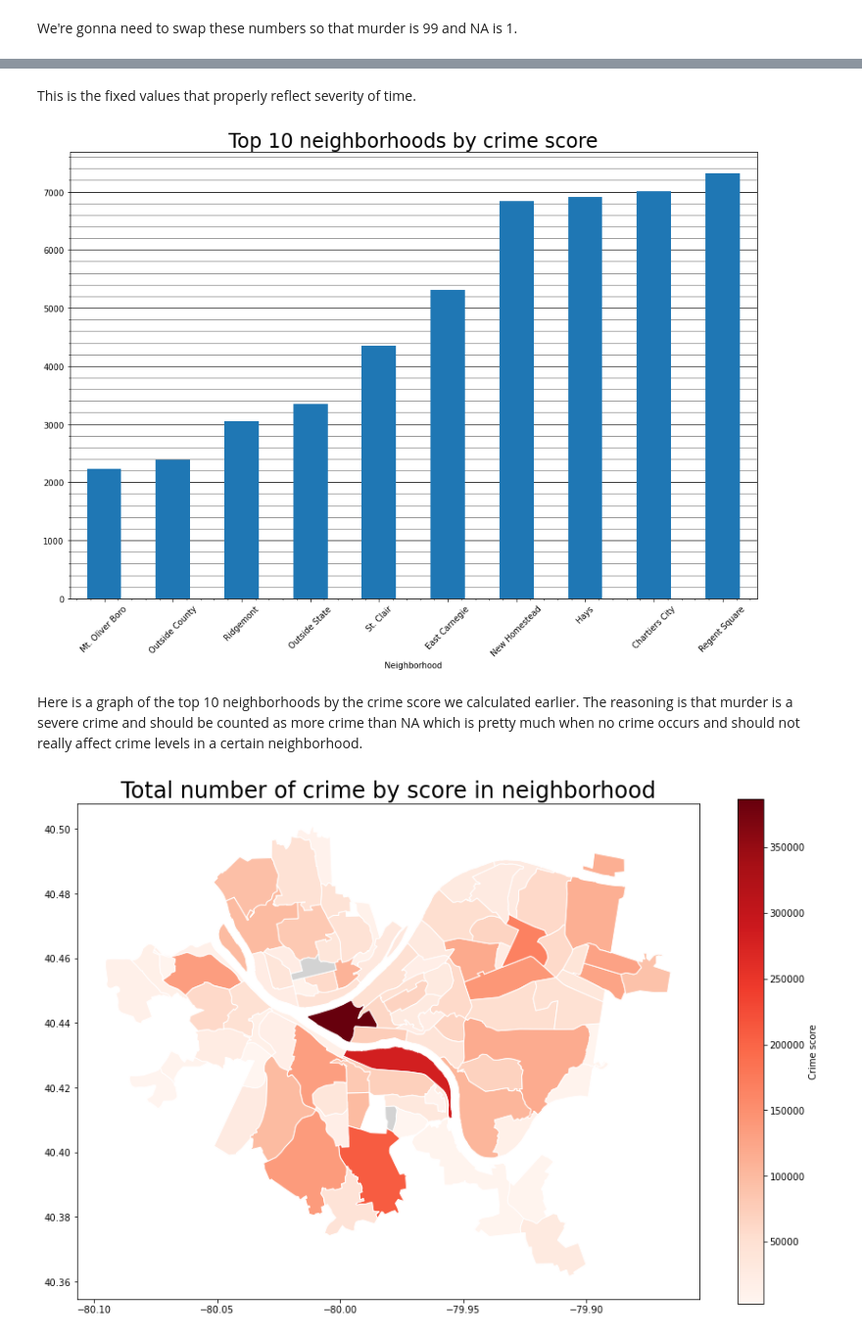
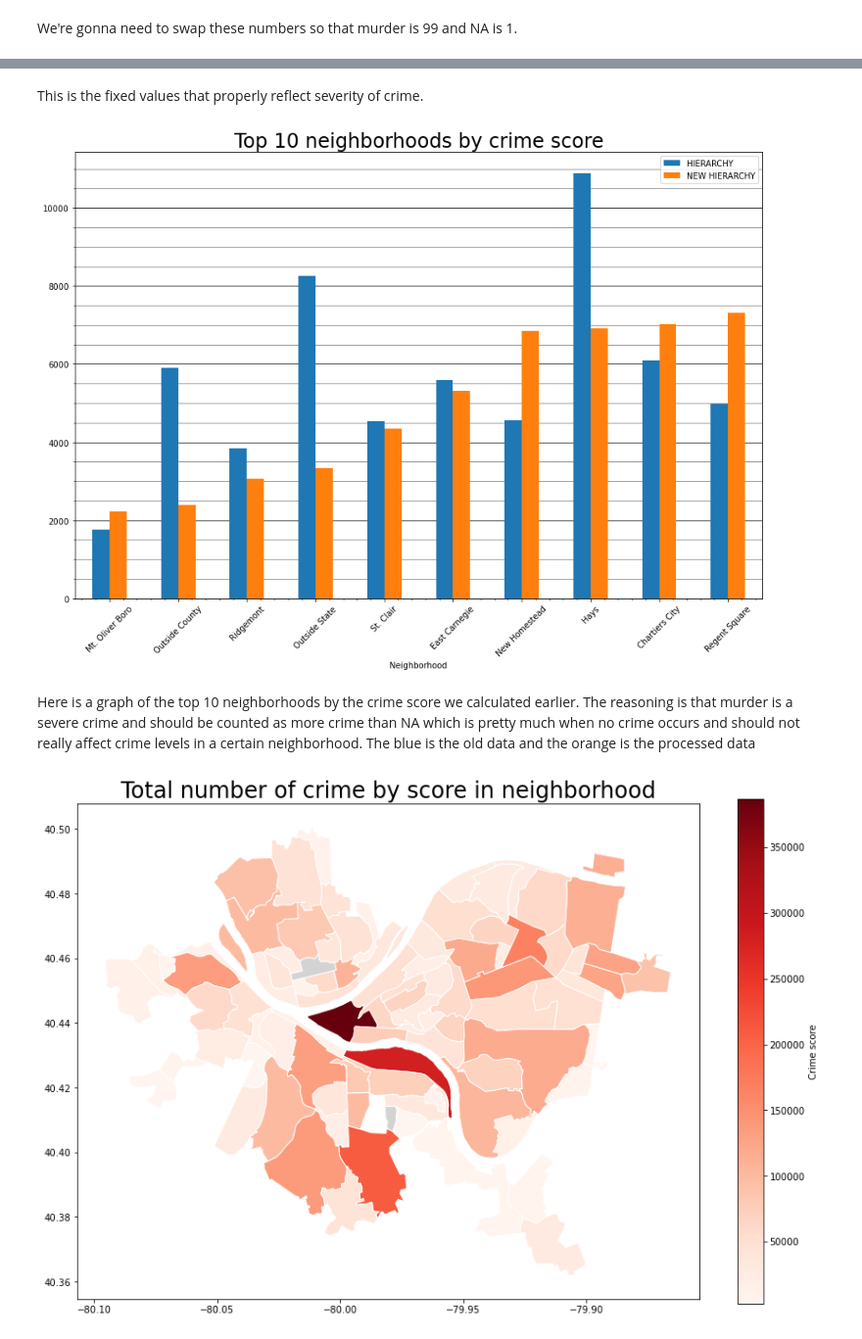
Before and after one commit to lampealex888/FinalProject, a Jupyter notebook: AlexNotebook1.ipynb, the cells around one changed output, grey strips where cells are left out. Shown at 98% size. Cells and saved outputs as stored; diff of their text form; code cells hidden in the pictures.

```diff
--- a/AlexNotebook1.ipynb
+++ b/AlexNotebook1.ipynb
@@ -36,5 +36,6 @@ Name: INCIDENTNEIGHBORHOOD, Length: 94, dtype: int64
 # %% [markdown]
 Showing the representation of the total number of crimes per neighborhood sorted ascending
 # %%
-crime.groupby(['INCIDENTNEIGHBORHOOD'])['HIERARCHY'].sum().sort_values(ascending=True)
+total_crime_df = crime.groupby(['INCIDENTNEIGHBORHOOD'])['HIERARCHY'].sum().to_frame()
+total_crime_df.sort_values(by='HIERARCHY', ascending=True) #Sort by hierarchy
 # %% [output]
@@ -58,5 +60,6 @@ crime["HIERARCHY"] = crime["HIERARCHY"].apply(lambda x: abs(100-x))
 # %% [markdown]
 We're gonna need to swap these numbers so that murder is 99 and NA is 1.
 # %%
-crime.groupby(['INCIDENTNEIGHBORHOOD'])['HIERARCHY'].sum().sort_values(ascending=True)
+total_crime_df["NEW HIERARCHY"] = crime.groupby(['INCIDENTNEIGHBORHOOD'])['HIERARCHY'].sum().to_frame()
+total_crime_df.sort_values(by='NEW HIERARCHY', ascending=True)
 # %% [output]
@@ -76,17 +80,17 @@ Name: HIERARCHY, Length: 94, dtype: float64
 # %% [markdown]
-This is the fixed values that properly reflect severity of time.
+This is the fixed values that properly reflect severity of crime.
 # %%
-ax1 = crime.groupby(['INCIDENTNEIGHBORHOOD'])['HIERARCHY'].sum().nsmallest(10).sort_values(ascending=True).plot(kind="bar", figsize=(15,10))
+ax1 = total_crime_df.nsmallest(10, columns="NEW HIERARCHY").sort_values(by='NEW HIERARCHY', ascending=True).plot(kind="bar", figsize=(15,10))
 ax1.set_xlabel("Neighborhood")
 ax1.set_axisbelow(True)
 ax1.yaxis.grid(True, color ="black")
 ax1.yaxis.grid(True, 'minor', color ="grey")
 plt.minorticks_on()
 plt.title('Top 10 neighborhoods by crime score', fontdict = {'fontsize': 24})
 plt.xticks(rotation=45)
 plt.show()
 # %% [output]
-[figure, old version]
+[figure, new version]
 # %% [markdown]
-Here is a graph of the top 10 neighborhoods by the crime score we calculated earlier. The reasoning is that murder is a severe crime and should be counted as more crime than NA which is pretty much when no crime occurs and should not really affect crime levels in a certain neighborhood.
+Here is a graph of the top 10 neighborhoods by the crime score we calculated earlier. The reasoning is that murder is a severe crime and should be counted as more crime than NA which is pretty much when no crime occurs and should not really affect crime levels in a certain neighborhood. The blue is the old data and the orange is the processed data
 # %%
```
Also changed, not shown: parts of 15 cells of this notebook, 2 other files.
